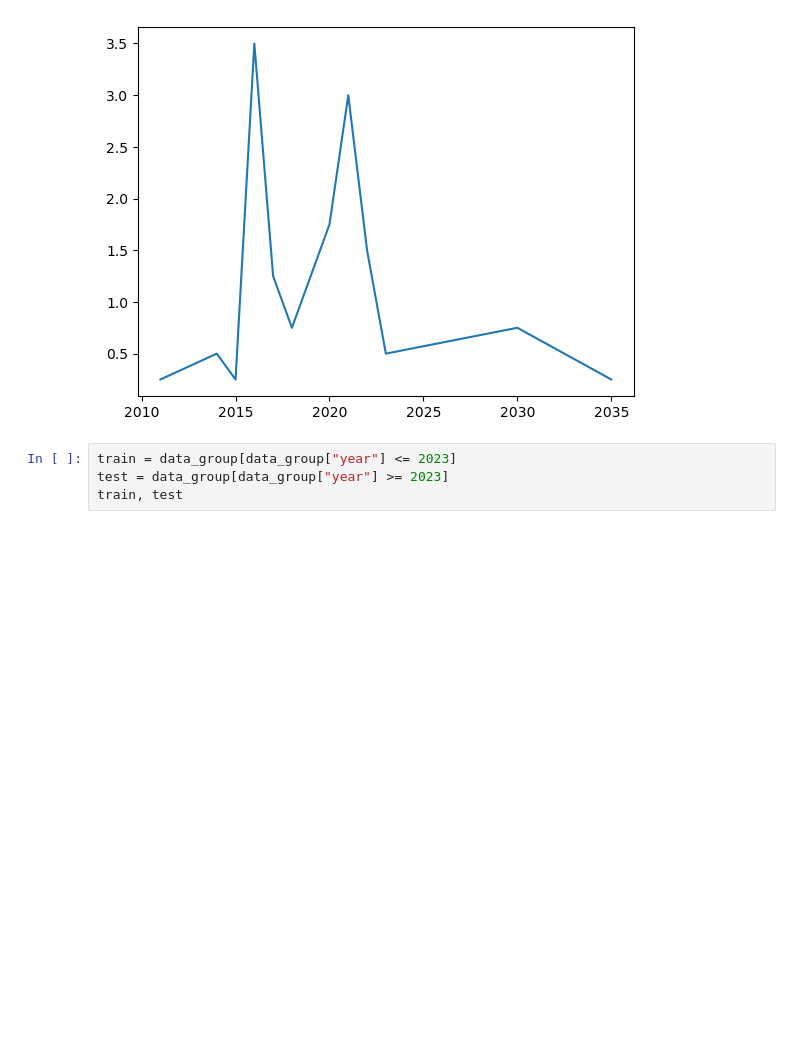
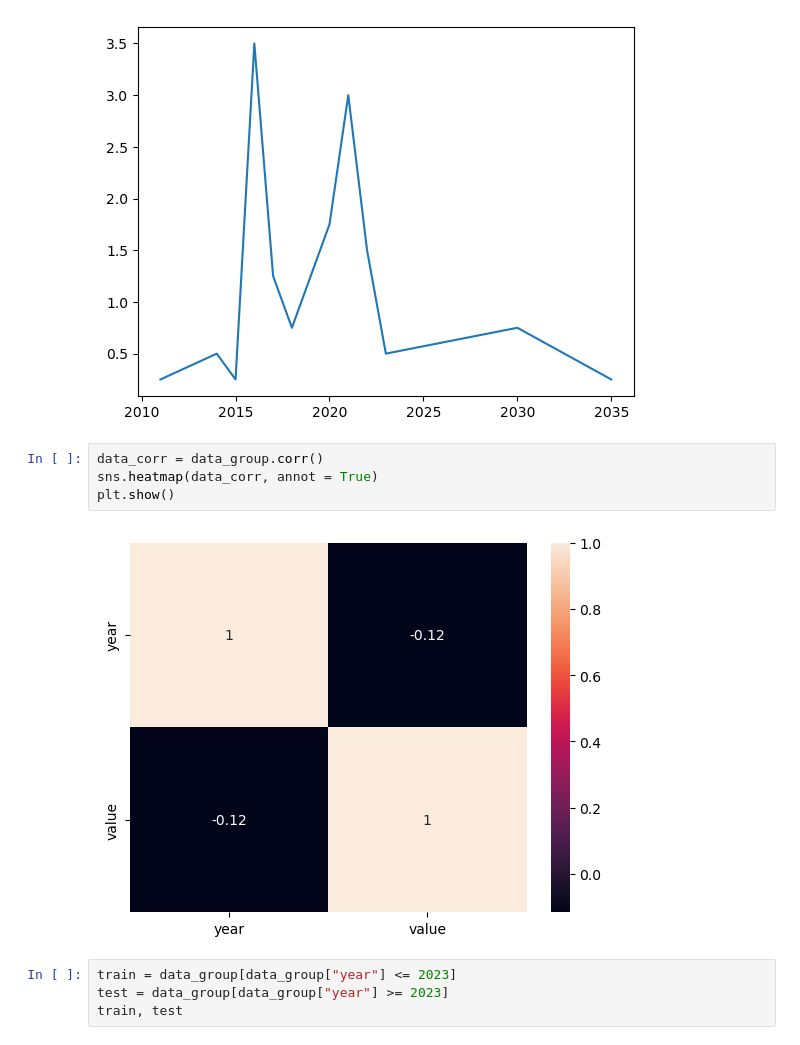
Before and after one commit to TDMinhNhat/Machine_Learning_Model_Example, a Jupyter notebook: model/arima/project_da02_3.ipynb, the cells around one changed output. Drawn from its saved outputs; the diff is of its cells as text; blank space fills up the shorter version.

```diff
--- a/model/arima/project_da02_3.ipynb
+++ b/model/arima/project_da02_3.ipynb
@@ -68,6 +69,12 @@ plt.plot(data_group["year"], data_group["value"])
 plt.show()
 # %% [output]
 [figure]
+# %%
+data_corr = data_group.corr()
+sns.heatmap(data_corr, annot = True)
+plt.show()
+# %% [output]
+[figure, added]
 # %%
 train = data_group[data_group["year"] <= 2023]
 test = data_group[data_group["year"] >= 2023]
```
Also changed, not shown: parts of 5 cells of this notebook, 1 other file.
